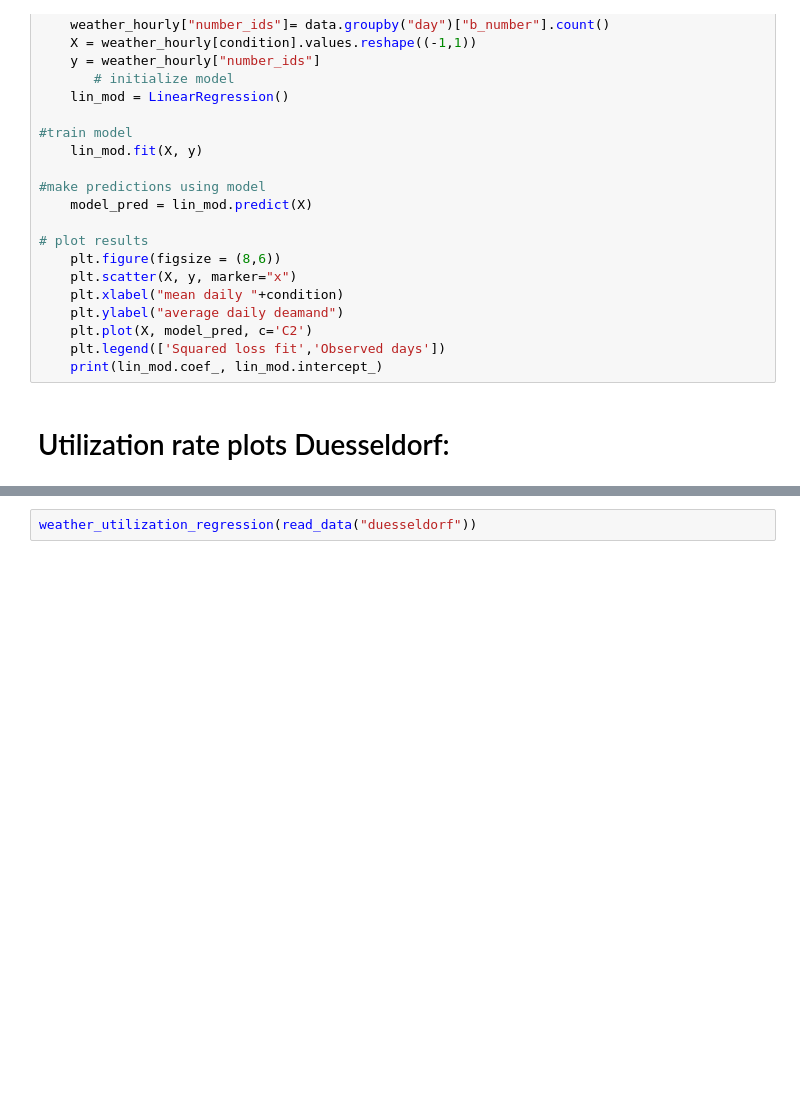
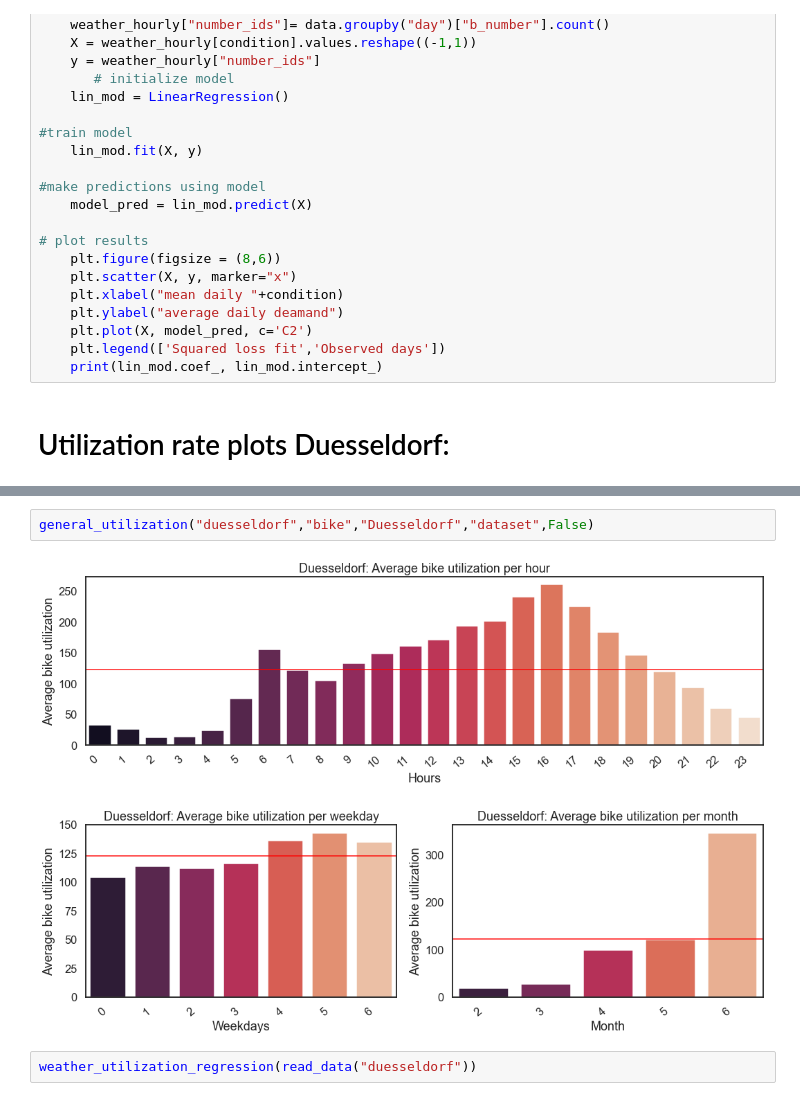
Before and after one commit to Polifka/eagle_gang, a Jupyter notebook: KPI analysis.ipynb, the cells around one changed output, grey strips where cells are left out. Cells and saved outputs as stored; diff of their text form; blank space fills up the shorter version.

```diff
--- a/KPI analysis.ipynb
+++ b/KPI analysis.ipynb
@@ -198,3 +232,8 @@ general_utilization("duesseldorf","bike","Duesseldorf","dataset")
+# %%
+general_utilization("duesseldorf","bike","Duesseldorf","dataset",False)
+# %% [output]
+[figure, added]
+[figure, added]
 # %%
 weather_utilization_regression(read_data("duesseldorf"))
 # %% [output]
```
Also changed, not shown: parts of 9 cells of this notebook, 6 other files.
